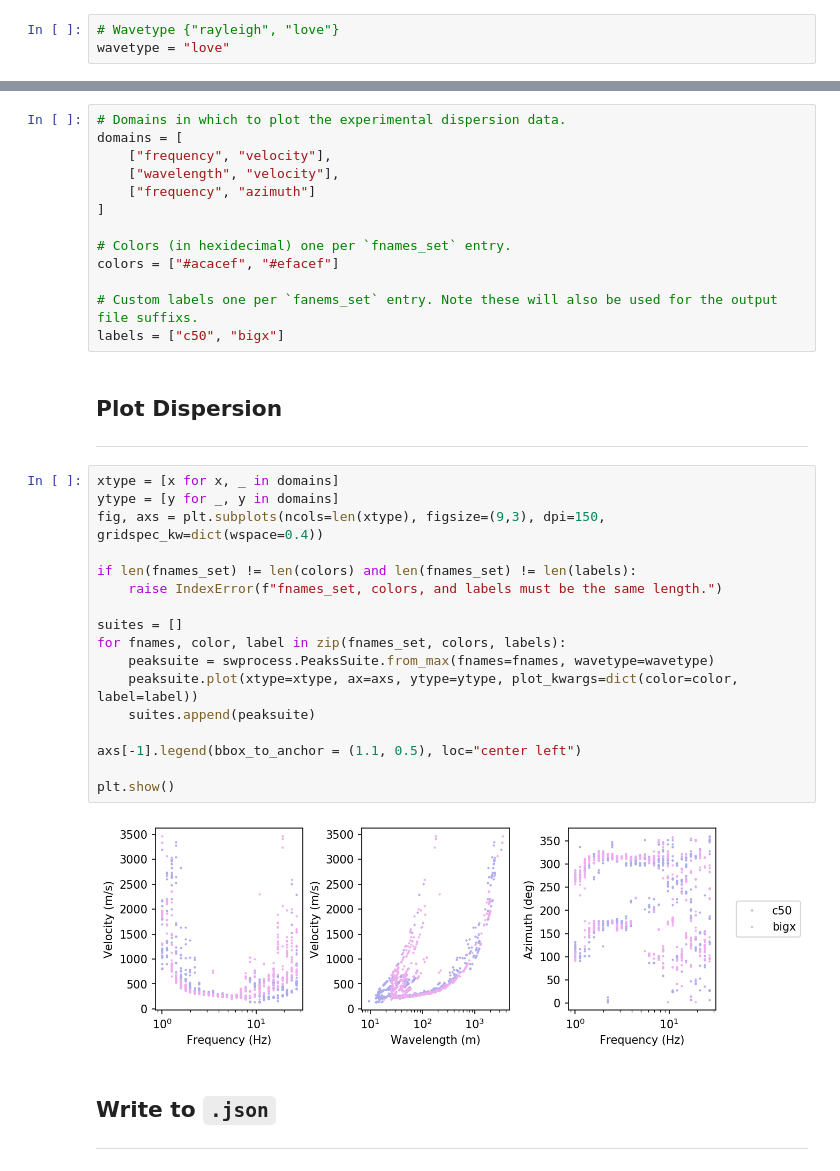
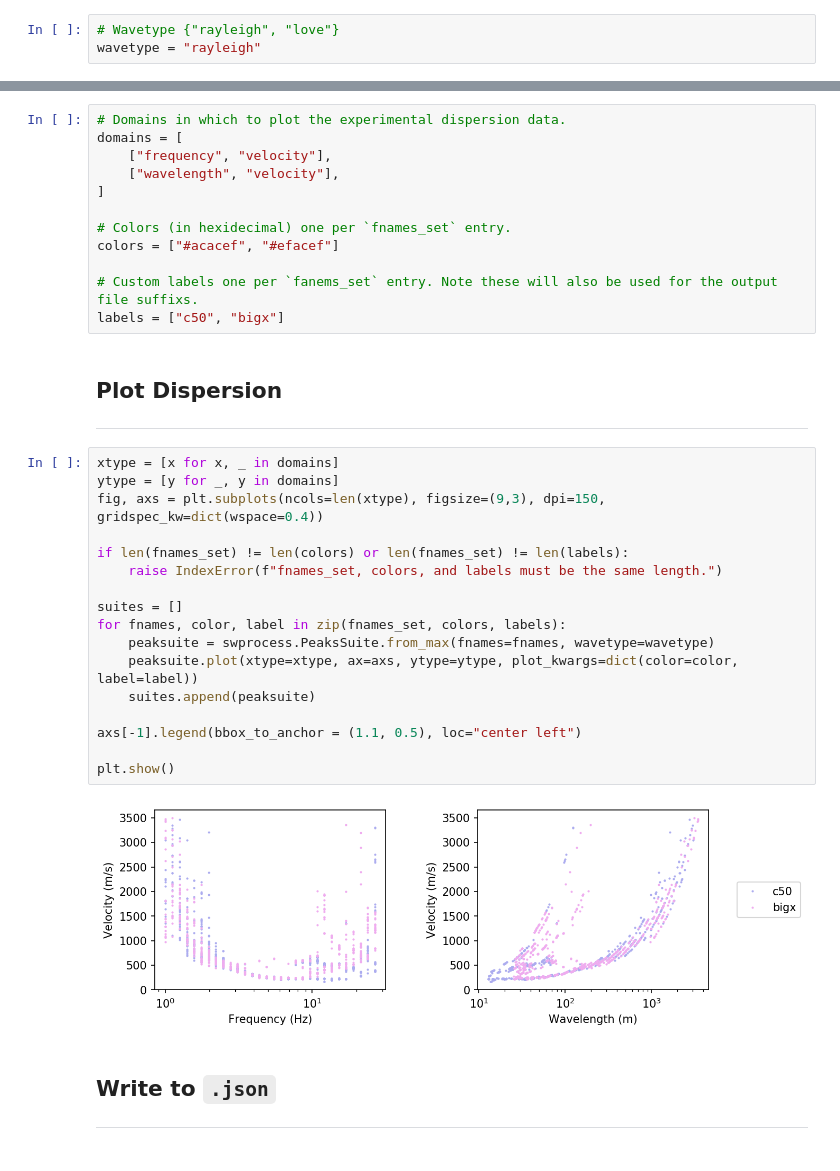
Before and after one commit to jpvantassel/swprocess, a Jupyter notebook: examples/mam/mam.ipynb, the cells around one changed output, grey strips where cells are left out. Drawn from its saved outputs; the diff is of its cells as text.

```diff
--- a/examples/mam/mam.ipynb
+++ b/examples/mam/mam.ipynb
@@ -80,7 +80,7 @@ fnames_set = [["data/wghs_c50/wghs_c50-3c.max"],
 ### Wavetype
 # %%
 # Wavetype {"rayleigh", "love"}
-wavetype = "love"
+wavetype = "rayleigh"
 # %% [markdown]
 ### Plot Settings
 # %%
@@ -88,7 +88,6 @@ wavetype = "love"
 domains = [
     ["frequency", "velocity"],
     ["wavelength", "velocity"],
-    ["frequency", "azimuth"]
 ]
 
 # Colors (in hexidecimal) one per `fnames_set` entry.
@@ -102,22 +101,22 @@ labels = ["c50", "bigx"]
 # %%
 xtype = [x for x, _ in domains]
 ytype = [y for _, y in domains]
 fig, axs = plt.subplots(ncols=len(xtype), figsize=(9,3), dpi=150, gridspec_kw=dict(wspace=0.4))
 
-if len(fnames_set) != len(colors) and len(fnames_set) != len(labels):
+if len(fnames_set) != len(colors) or len(fnames_set) != len(labels):
     raise IndexError(f"fnames_set, colors, and labels must be the same length.")
 
 suites = []
 for fnames, color, label in zip(fnames_set, colors, labels):
     peaksuite = swprocess.PeaksSuite.from_max(fnames=fnames, wavetype=wavetype)
     peaksuite.plot(xtype=xtype, ax=axs, ytype=ytype, plot_kwargs=dict(color=color, label=label))
     suites.append(peaksuite)
 
 axs[-1].legend(bbox_to_anchor = (1.1, 0.5), loc="center left")
 
 plt.show()
 # %% [output]
-[figure, old version]
+[figure, new version]
 # %% [markdown]
 ## Write to `.json`
 ---
```
Also changed, not shown: 3 other files.
